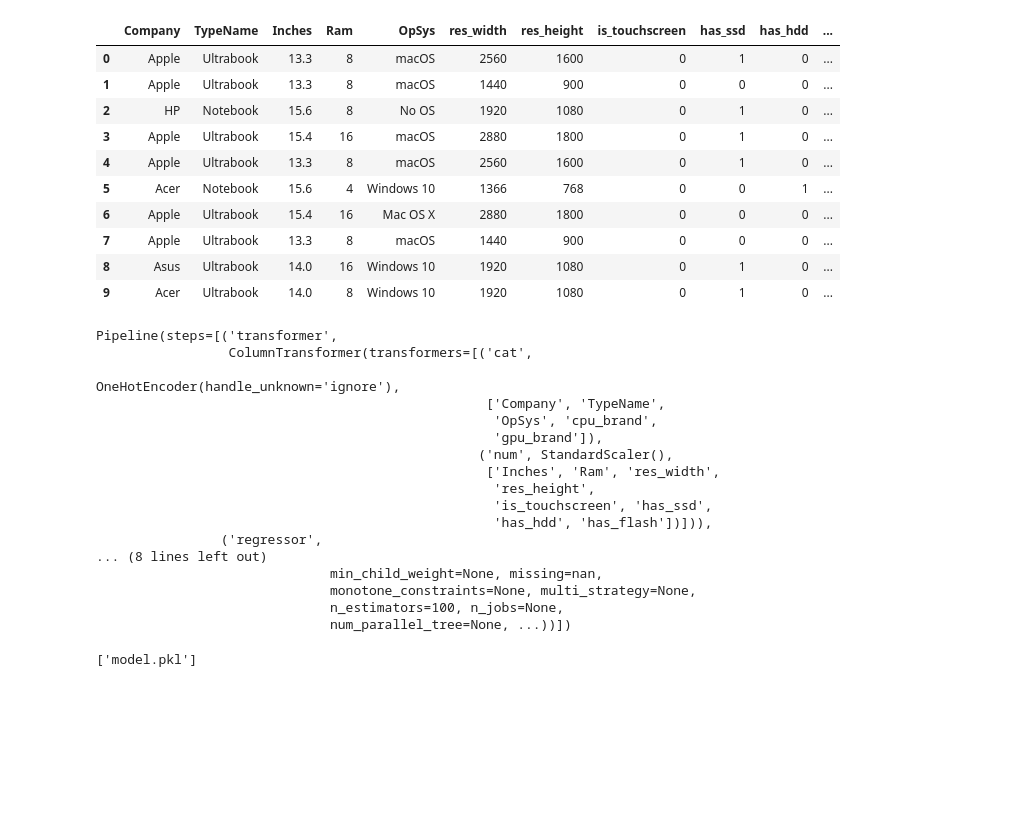
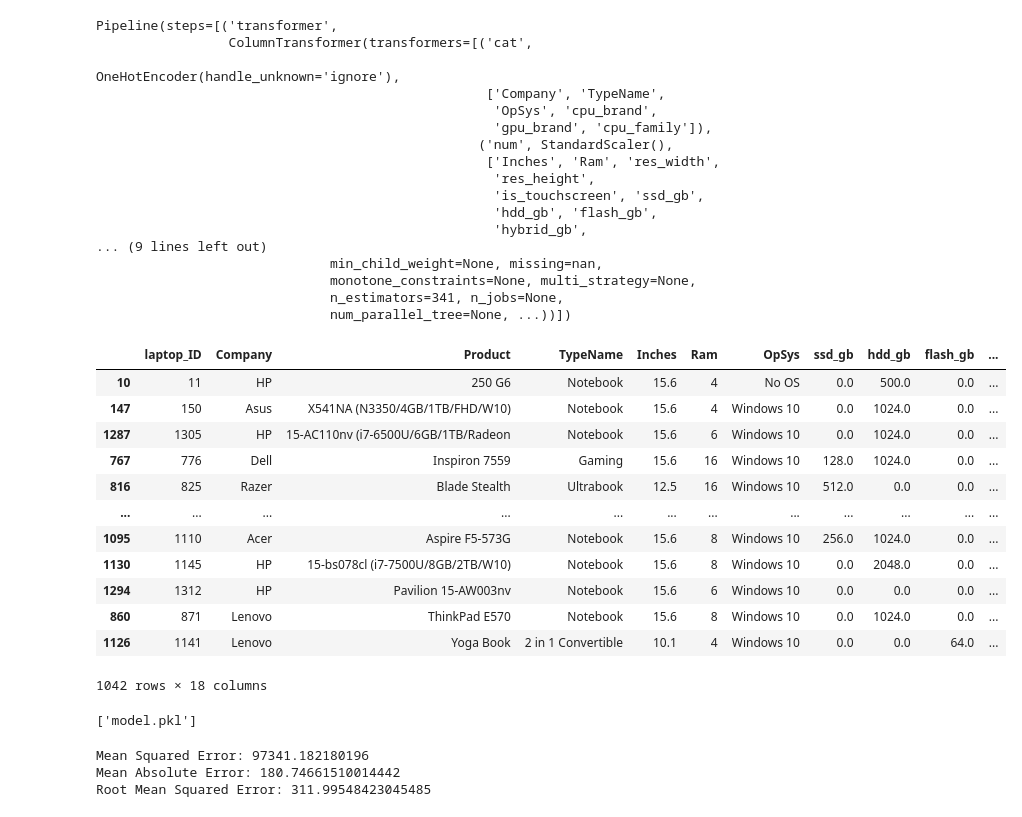
Before and after one commit to JD5505/Laptop-Price-Predictor, a Jupyter notebook: backend/Model/model_training.ipynb, the cells around one changed output. Cells and saved outputs as stored; diff of their text form; code cells hidden in the pictures; blank space fills up the shorter version.

```diff
--- a/backend/Model/model_training.ipynb
+++ b/backend/Model/model_training.ipynb
@@ -102,17 +165,3 @@ df.head()
-# %%
-df.head(10)
-# %% [output]
-|  | Company | TypeName | Inches | Ram | OpSys | res_width | res_height | is_touchscreen | has_ssd | has_hdd | ... |
-| 0 | Apple | Ultrabook | 13.3 | 8 | macOS | 2560 | 1600 | 0 | 1 | 0 | ... |
-| 1 | Apple | Ultrabook | 13.3 | 8 | macOS | 1440 | 900 | 0 | 0 | 0 | ... |
-| 2 | HP | Notebook | 15.6 | 8 | No OS | 1920 | 1080 | 0 | 1 | 0 | ... |
-| 3 | Apple | Ultrabook | 15.4 | 16 | macOS | 2880 | 1800 | 0 | 1 | 0 | ... |
-| 4 | Apple | Ultrabook | 13.3 | 8 | macOS | 2560 | 1600 | 0 | 1 | 0 | ... |
-| 5 | Acer | Notebook | 15.6 | 4 | Windows 10 | 1366 | 768 | 0 | 0 | 1 | ... |
-| 6 | Apple | Ultrabook | 15.4 | 16 | Mac OS X | 2880 | 1800 | 0 | 0 | 0 | ... |
-| 7 | Apple | Ultrabook | 13.3 | 8 | macOS | 1440 | 900 | 0 | 0 | 0 | ... |
-| 8 | Asus | Ultrabook | 14.0 | 16 | Windows 10 | 1920 | 1080 | 0 | 1 | 0 | ... |
-| 9 | Acer | Ultrabook | 14.0 | 8 | Windows 10 | 1920 | 1080 | 0 | 1 | 0 | ... |
 # %%
 from sklearn.preprocessing import OneHotEncoder, StandardScaler
 from sklearn.compose import ColumnTransformer
@@ -127,7 +176,7 @@ transformer = ColumnTransformer([
 # %%
 from xgboost import XGBRegressor
 from sklearn.pipeline import Pipeline
-regressor = XGBRegressor(n_estimators=100, max_depth=4, learning_rate=0.05, random_state=42)
+regressor = XGBRegressor(n_estimators=341, max_depth=5, learning_rate=0.06857396414176659, random_state=42)
 pipeline = Pipeline([
     ('transformer', transformer),
     ('regressor', regressor)
@@ -139,23 +188,38 @@ Pipeline(steps=[('transformer',
                                                   OneHotEncoder(handle_unknown='ignore'),
                                                   ['Company', 'TypeName',
                                                    'OpSys', 'cpu_brand',
-                                                   'gpu_brand']),
+                                                   'gpu_brand', 'cpu_family']),
                                                  ('num', StandardScaler(),
                                                   ['Inches', 'Ram', 'res_width',
                                                    'res_height',
-                                                   'is_touchscreen', 'has_ssd',
-                                                   'has_hdd', 'has_flash'])])),
-                ('regressor',
-... (8 lines left out)
+                                                   'is_touchscreen', 'ssd_gb',
+                                                   'hdd_gb', 'flash_gb',
+                                                   'hybrid_gb',
+... (9 lines left out)
                               min_child_weight=None, missing=nan,
                               monotone_constraints=None, multi_strategy=None,
-                              n_estimators=100, n_jobs=None,
+                              n_estimators=341, n_jobs=None,
                               num_parallel_tree=None, ...))])
 # %%
 from sklearn.model_selection import train_test_split
-X = df.drop('Price_Rupees', axis=1)
-y = df['Price_Rupees']
+X = df.drop('Price_euros', axis=1)
+y = df['Price_euros']
 X_train, X_test, y_train, y_test = train_test_split(X, y, test_size=0.2, random_state=42)
+X_train
+# %% [output]
+|  | laptop_ID | Company | Product | TypeName | Inches | Ram | OpSys | ssd_gb | hdd_gb | flash_gb | ... |
+| 10 | 11 | HP | 250 G6 | Notebook | 15.6 | 4 | No OS | 0.0 | 500.0 | 0.0 | ... |
+| 147 | 150 | Asus | X541NA (N3350/4GB/1TB/FHD/W10) | Notebook | 15.6 | 4 | Windows 10 | 0.0 | 1024.0 | 0.0 | ... |
+| 1287 | 1305 | HP | 15-AC110nv (i7-6500U/6GB/1TB/Radeon | Notebook | 15.6 | 6 | Windows 10 | 0.0 | 1024.0 | 0.0 | ... |
+| 767 | 776 | Dell | Inspiron 7559 | Gaming | 15.6 | 16 | Windows 10 | 128.0 | 1024.0 | 0.0 | ... |
+| 816 | 825 | Razer | Blade Stealth | Ultrabook | 12.5 | 16 | Windows 10 | 512.0 | 0.0 | 0.0 | ... |
+| ... | ... | ... | ... | ... | ... | ... | ... | ... | ... | ... | ... |
+| 1095 | 1110 | Acer | Aspire F5-573G | Notebook | 15.6 | 8 | Windows 10 | 256.0 | 1024.0 | 0.0 | ... |
+| 1130 | 1145 | HP | 15-bs078cl (i7-7500U/8GB/2TB/W10) | Notebook | 15.6 | 8 | Windows 10 | 0.0 | 2048.0 | 0.0 | ... |
+| 1294 | 1312 | HP | Pavilion 15-AW003nv | Notebook | 15.6 | 6 | Windows 10 | 0.0 | 0.0 | 0.0 | ... |
+| 860 | 871 | Lenovo | ThinkPad E570 | Notebook | 15.6 | 8 | Windows 10 | 0.0 | 1024.0 | 0.0 | ... |
+| 1126 | 1141 | Lenovo | Yoga Book | 2 in 1 Convertible | 10.1 | 4 | Windows 10 | 0.0 | 0.0 | 64.0 | ... |
+1042 rows × 18 columns
 # %%
 pipeline.fit(X_train, y_train)
 y_pred = pipeline.predict(X_test)
@@ -164,3 +228,15 @@ import joblib
 joblib.dump(pipeline, 'model.pkl')
 # %% [output]
 ['model.pkl']
+# %%
+from sklearn.metrics import mean_absolute_error, mean_squared_error
+mse = mean_squared_error(y_test, y_pred)
+mae = mean_absolute_error(y_test,y_pred)
+rmse = np.sqrt(mse)
+print(f"Mean Squared Error: {mse}")
+print(f"Mean Absolute Error: {mae}")
+print(f"Root Mean Squared Error: {rmse}")
+# %% [output]
+Mean Squared Error: 97341.182180196
+Mean Absolute Error: 180.74661510014442
+Root Mean Squared Error: 311.99548423045485
```
Also changed, not shown: parts of 14 cells of this notebook, 5 other files.
